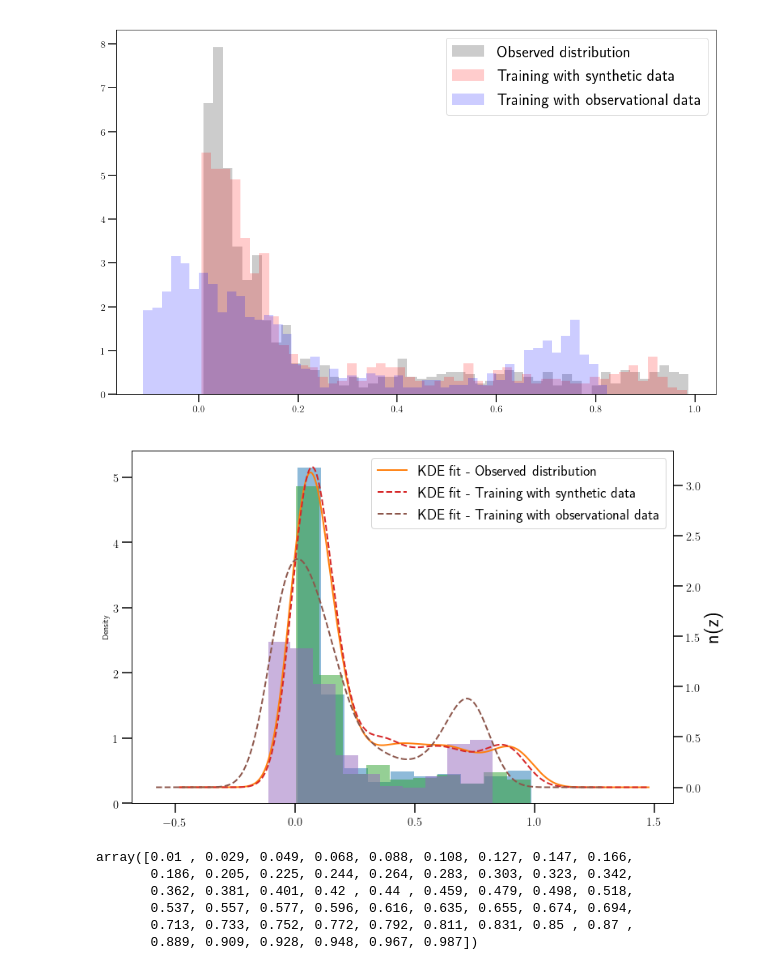
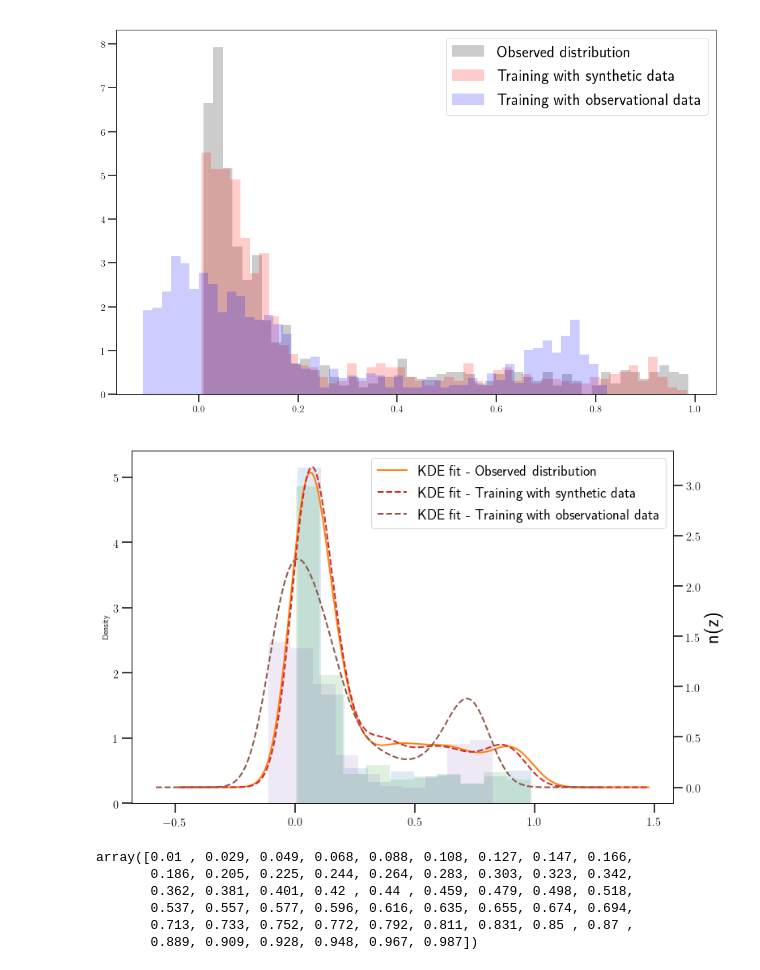
Before and after one commit to nesar/phoZ, a Jupyter notebook: Testing/mdn_test-best.ipynb, the cells around one changed output. Cells and saved outputs as stored; diff of their text form; code cells hidden in the pictures.

```diff
--- a/Testing/mdn_test-best.ipynb
+++ b/Testing/mdn_test-best.ipynb
@@ -866,24 +879,24 @@ plt.show()
 # %%
 import pandas as pd
 s = pd.Series((ymax - ymin)*(ymin + y_test)).add_prefix('Observed distribution')
 s1 = pd.Series((ymax - ymin)*(ymin + y_pred)).add_prefix('Training with synthetic data')
 s2 = pd.Series((ymax2 - ymin2)*(ymin2 + y_pred_2)).add_prefix('Training with observational data')
 
 plt.figure(12, figsize = (12, 8))
 
-ax = s.plot.hist(alpha=0.5, density=10, label = 'Observed distribution')
+ax = s.plot.hist(alpha=0.15, density=10, label = 'Observed distribution')
 ax = s.plot.kde(linewidth = 2, secondary_y=True, label = 'KDE fit - Observed distribution')
-ax = s1.plot.hist(alpha=0.5, density=10, label = 'Training with synthetic data')
+ax = s1.plot.hist(alpha=0.15, density=10, label = 'Training with synthetic data')
 ax = s1.plot.kde(linewidth = 2,  secondary_y=True, linestyle = '--', label = 'KDE fit - Training with synthetic data')
-ax = s2.plot.hist(alpha=0.5, density=10, label = 'Training with observational data')
+ax = s2.plot.hist(alpha=0.15, density=10, label = 'Training with observational data')
 ax = s2.plot.kde(linewidth = 2, secondary_y=True, linestyle = '--', label = 'KDE fit - Training with observational data')
 
 plt.legend(fontsize = 18)
 plt.xlabel('z', fontsize = 24)
 plt.ylabel('n(z)',fontsize = 24)
 plt.show()
 # %% [output]
-[figure, old version]
+[figure, new version]
 # %%
 np.histogram((ymax - ymin)*(ymin + y_test), bins = 50)[1]
 # %% [output]
```
Also changed, not shown: parts of 1 cell of this notebook, 7 other files.
